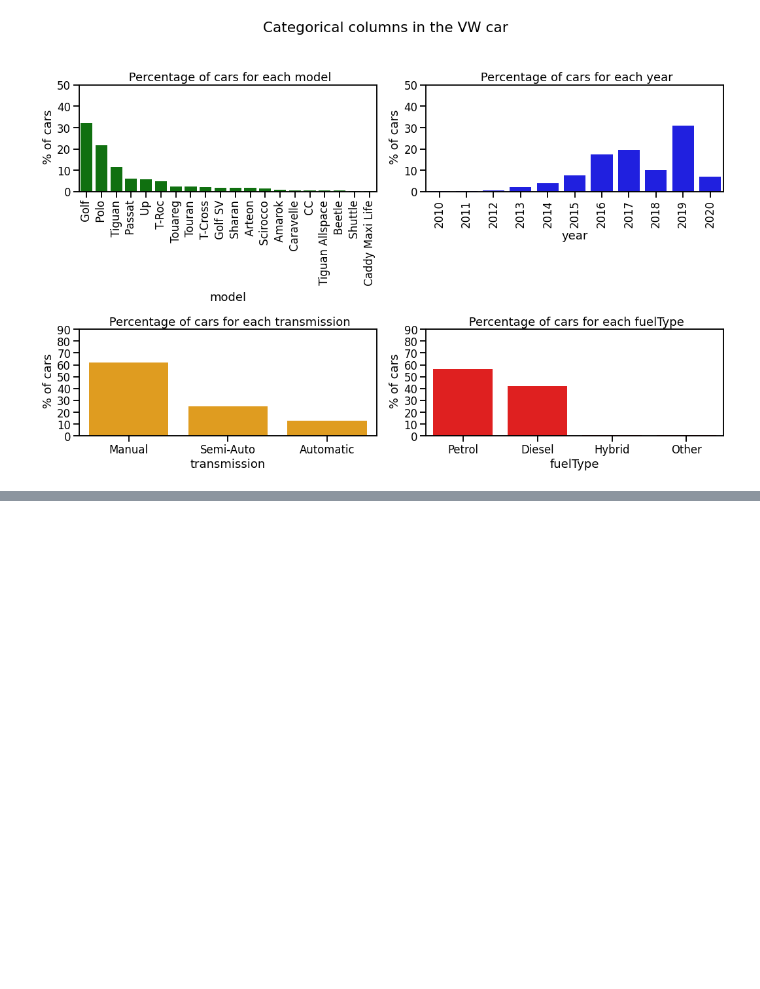
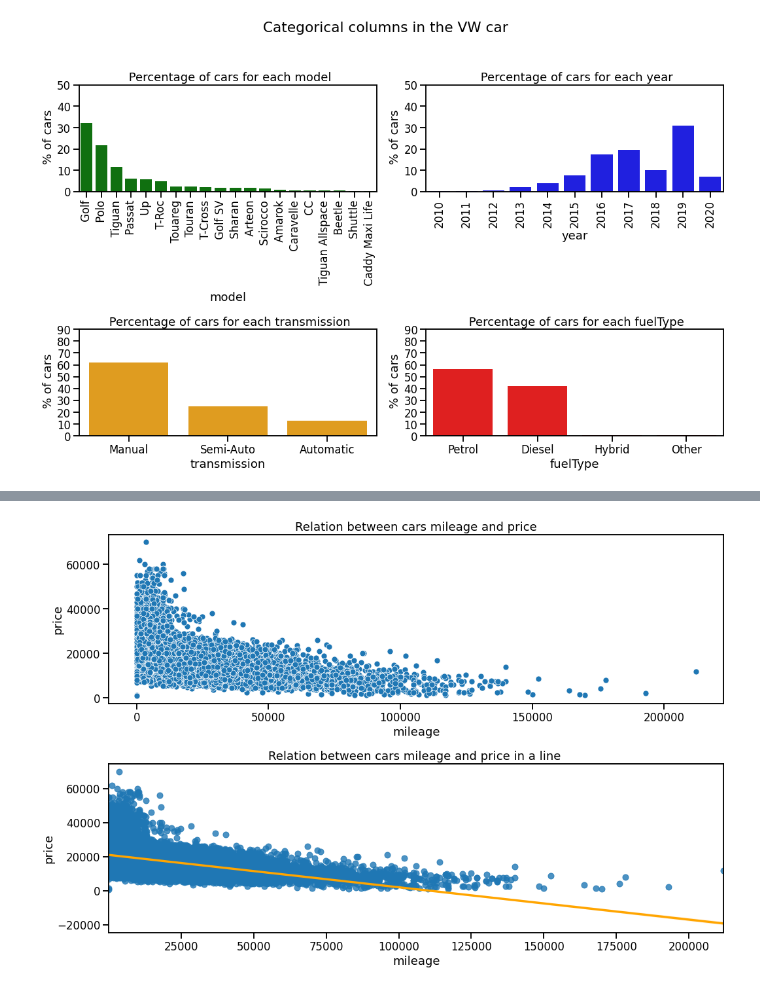
Before and after one commit to zim10/VW-used-car-analysis, a Jupyter notebook: VW_used_car_EDA.ipynb, the cells around one changed output, grey strips where cells are left out. Saved outputs shown, nothing was run; the diff lists cells and outputs as text; code cells hidden in the pictures; blank space fills up the shorter version.

```diff
--- a/VW_used_car_EDA.ipynb
+++ b/VW_used_car_EDA.ipynb
@@ -261,22 +110,0 @@ def bar_plot(data, x_col, y_col, color,yticks, rotation):
-# %%
-# all four graph in a figure using subplot and function
-sns.set_context("talk")
-plt.figure(figsize= (15,10))
-
-plt.subplot(2,2,1)
-bar_plot(model_count,"model", " % of cars","green",np.arange(0,60,10), 90)
-
-plt.subplot(2,2,2)
-bar_plot(year_count,"year", " % of cars","blue",np.arange(0,60,10), 90)
-
-
-plt.subplot(2,2,3)
-bar_plot(transmission_count,"transmission", " % of cars", "orange",np.arange(0,100,10), 0)
-
-plt.subplot(2,2,4)
-bar_plot(fuelType_count,"fuelType", " % of cars","red", np.arange(0,100,10), 0)
-
-plt.suptitle(" Categorical columns in the VW car")
-
-plt.tight_layout(rect=[0, 0, 1, 0.90])
-plt.show()
@@ -284,0 +132,20 @@ plt.show()
+# %%
+# working with numerical feature
+
+plt.figure(figsize=(15,10))
+# mileage vs price
+
+plt.subplot(2,1,1)
+sns.scatterplot(x='mileage', y='price', data=df)
+plt.title("Relation between cars mileage and price")
+
+#  mileage vs price in a trend line
+
+plt.subplot(2,1,2)
+sns.regplot(x='mileage', y='price', data=df, line_kws={'color':'orange'})
+plt.title("Relation between cars mileage and price in a line ")
+
+plt.tight_layout()
+plt.show()
+# %% [output]
+[figure, added]
```
Also changed, not shown: parts of 33 cells of this notebook.
